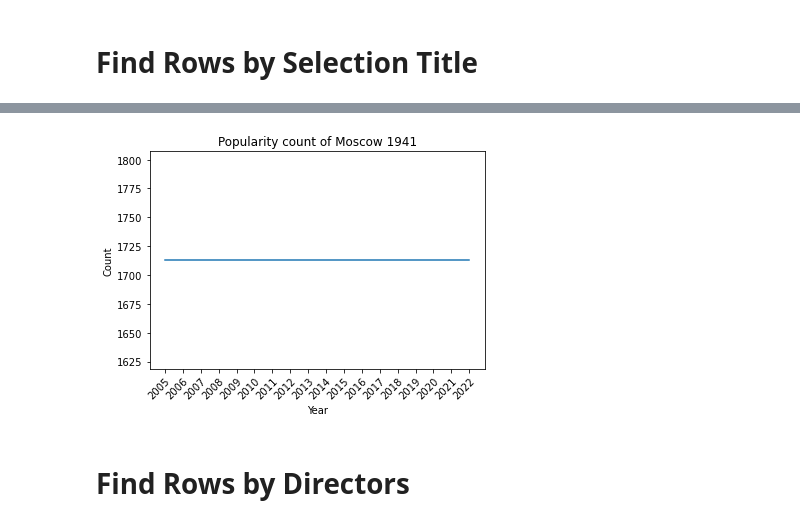
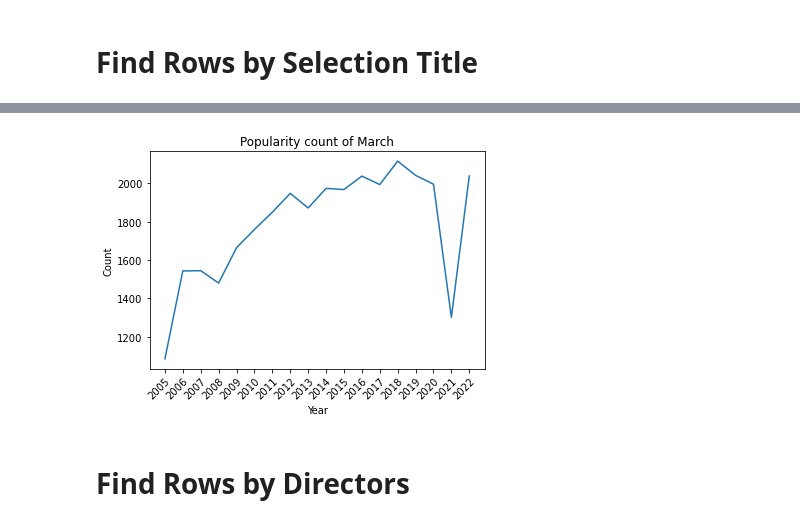
Before and after one commit to macdkw89/uil_results, a Jupyter notebook: data.ipynb, the cells around one changed output, grey strips where cells are left out. Cells and saved outputs as stored; diff of their text form; code cells hidden in the pictures.

```diff
--- a/data.ipynb
+++ b/data.ipynb
@@ -162,12 +162,14 @@ def selection_finder(selection, d=df, y=year_list, cl=class_list, co=conf_list):
     df_grabber = df_grabber[pd.DataFrame(df_grabber.Year.to_list()).isin(y).any(1).values]
     df_grabber = df_grabber[pd.DataFrame(df_grabber.Classification.to_list()).isin(cl).any(1).values]
     df_grabber = df_grabber[pd.DataFrame(df_grabber.Conference.to_list()).isin(co).any(1).values]
-    finder_df = df[(df['Selection 1'].str.contains(selection)) | (df['Selection 2'].str.contains(selection)) | (df['Selection 3'].str.contains(selection))]
+    finder_df = df_grabber[(df_grabber['Selection 1'].str.contains(selection)) | (df_grabber['Selection 2'].str.contains(selection)) | (df_grabber['Selection 3'].str.contains(selection))]
     return finder_df
 
 selection = 'Melody Shop'
+year = [2022]
+classification = class_list
+conference = conf_list
 
-selection_finder_df = selection_finder(selection, df, [2022], class_list, conf_list)
-selection_finder_df
+selection_finder(selection, df, year, class_list, conf_list)
 # %% [output]
 |  | Unnamed: 0 | School | City | Directors | Conference | Classification | Year | ID | Stage Judge 1 | ... |
@@ -186,30 +189,31 @@ selection_finder_df
 # %%
-selection = 'Moscow 1941'
+selection = 'March'
 yearly_count_values = []
 selection_finder_df = df
 
+
 for y in year_list:
-    selection_finder_df = selection_finder(selection, d=selection_finder_df, y=[y], cl=class_list, co=conf_list)
+    selection_finder_df = selection_finder(selection, df, [y], class_list, conf_list)
     yearly_count_values.append(len(selection_finder_df))
 
 # make a line graph of the yearly count of selections
 def yearly_count_plotter(yearly_count_values):
     fig, ax = plt.subplots()
     ax.plot(yearly_count_values)
     ax.set_title(f'Popularity count of {selection}')
     ax.set_xlabel('Year')
     ax.set_ylabel('Count')
     # set number of ticks on x-axis to match len(year_list)
     ax.set_xticks(range(len(year_list)))
     # set x labels to year_list
     ax.set_xticklabels(year_list)
     # rotate x-axis labels
     plt.setp(ax.get_xticklabels(), rotation=45, ha="right", rotation_mode="anchor")
     plt.show()
 
 yearly_count_plotter(yearly_count_values)
 # %% [output]
-[figure, old version]
+[figure, new version]
 # %% [markdown]
 # Find Rows by Directors
 # %%
```
Also changed, not shown: parts of 11 cells of this notebook.
